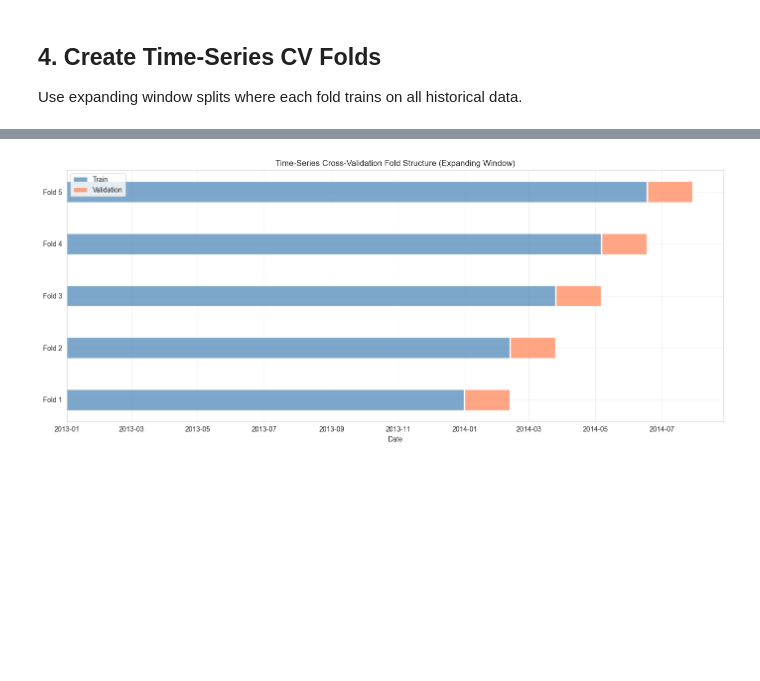
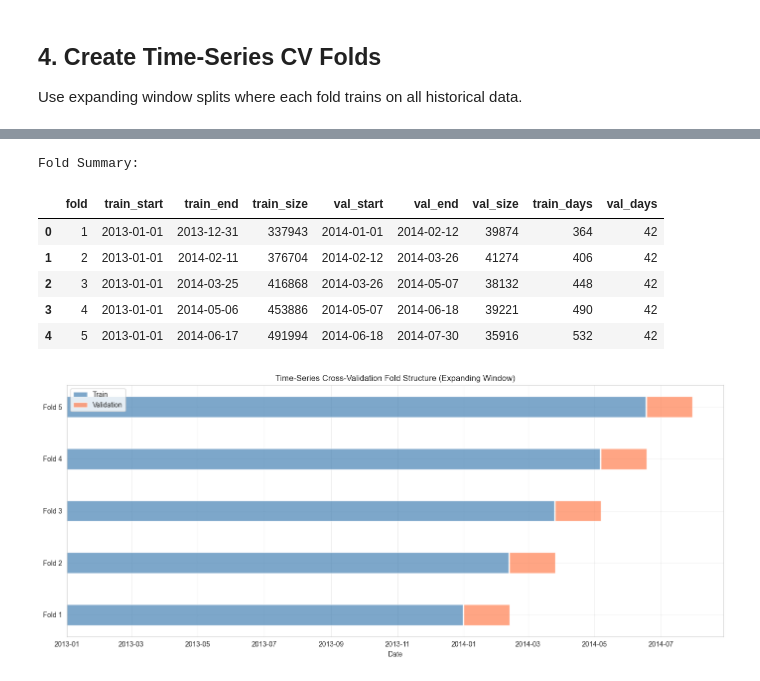
Before and after one commit to bradleyboehmke/rossmann-forecasting, a Jupyter notebook: notebooks/03-baseline-models.ipynb, the cells around one changed output, grey strips where cells are left out. Drawn from its saved outputs; the diff is of its cells as text; code cells hidden in the pictures; blank space fills up the shorter version.

```diff
--- a/notebooks/03-baseline-models.ipynb
+++ b/notebooks/03-baseline-models.ipynb
@@ -60,7 +49,7 @@ Setup complete!
 ## 1. Load Featured Data
 # %%
 # Load featured data from Phase 2
-df = read_parquet('../data/processed/train_features.parquet')
+df = pd.read_parquet('../data/processed/train_features.parquet')
 
 print(f"Loaded data shape: {df.shape}")
 print(f"Date range: {df['Date'].min()} to {df['Date'].max()}")
@@ -160,3 +231,30 @@ Fold Summary:
+# %%
+# Create fold summary DataFrame
+fold_summary = pd.DataFrame([
+    {
+        'fold': f['fold'],
+        'train_start': f['train_start'],
+        'train_end': f['train_end'],
+        'train_size': len(f['train_idx']),
+        'val_start': f['val_start'],
+        'val_end': f['val_end'],
+        'val_size': len(f['val_idx']),
+        'train_days': (f['train_end'] - f['train_start']).days,
+        'val_days': (f['val_end'] - f['val_start']).days
+    }
+    for f in folds
+])
+
+print("\nFold Summary:")
+display(fold_summary)
+# %% [output]
+Fold Summary:
+|  | fold | train_start | train_end | train_size | val_start | val_end | val_size | train_days | val_days |
+| 0 | 1 | 2013-01-01 | 2013-12-31 | 337943 | 2014-01-01 | 2014-02-12 | 39874 | 364 | 42 |
+| 1 | 2 | 2013-01-01 | 2014-02-11 | 376704 | 2014-02-12 | 2014-03-26 | 41274 | 406 | 42 |
+| 2 | 3 | 2013-01-01 | 2014-03-25 | 416868 | 2014-03-26 | 2014-05-07 | 38132 | 448 | 42 |
+| 3 | 4 | 2013-01-01 | 2014-05-06 | 453886 | 2014-05-07 | 2014-06-18 | 39221 | 490 | 42 |
+| 4 | 5 | 2013-01-01 | 2014-06-17 | 491994 | 2014-06-18 | 2014-07-30 | 35916 | 532 | 42 |
 # %%
 # Visualize fold structure
 fig, ax = plt.subplots(figsize=(14, 6))
```
Also changed, not shown: parts of 26 cells of this notebook, 54 other files.
